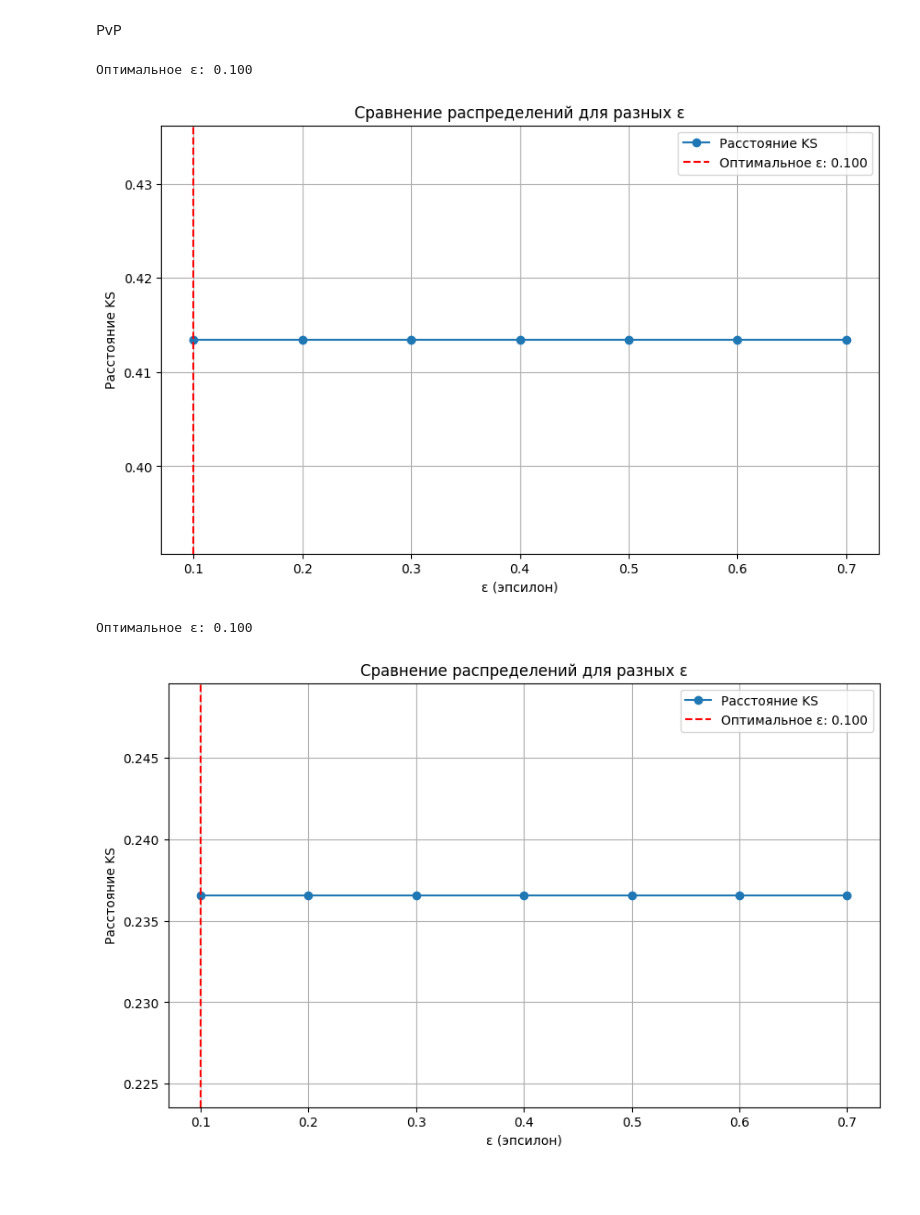
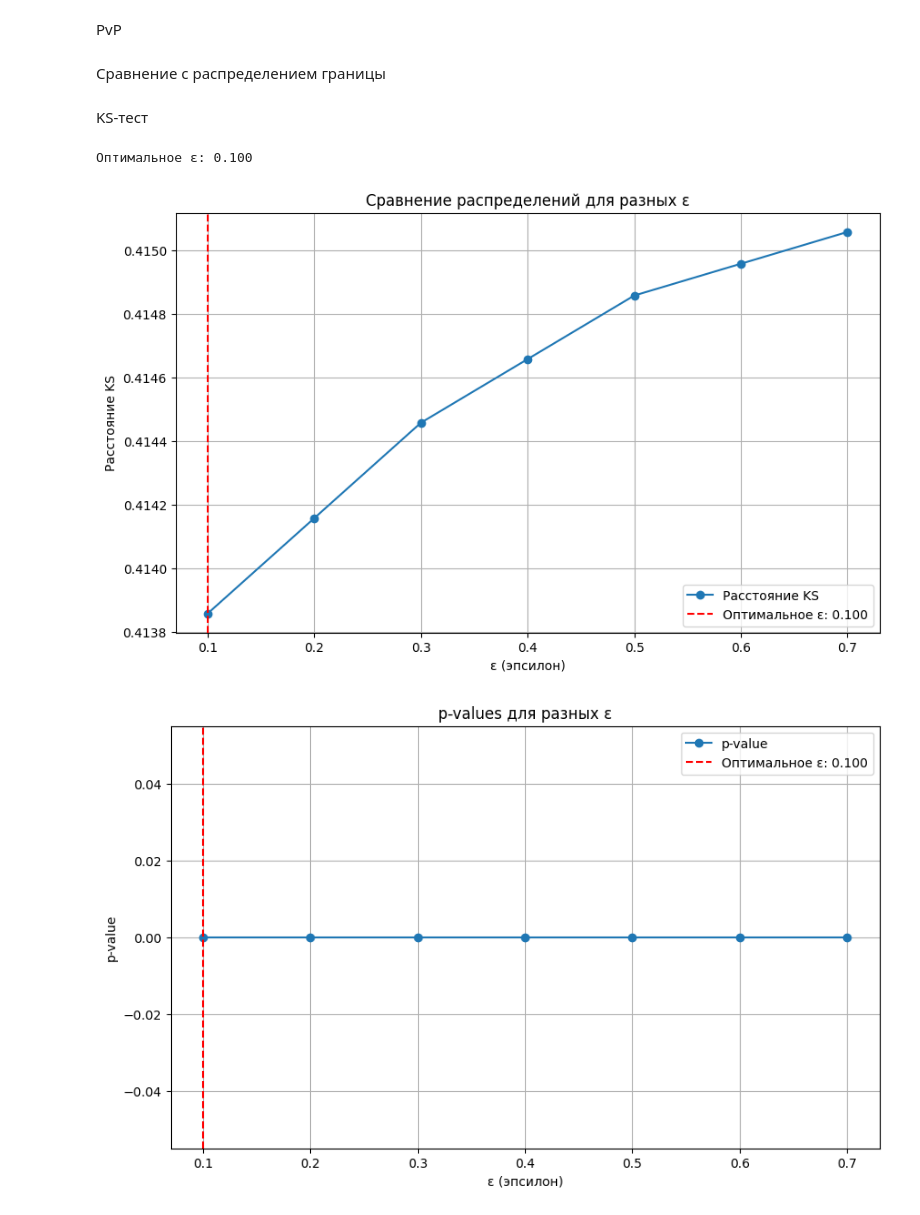
Before and after one commit to spells39/RWAnalyzer, a Jupyter notebook: src/find_opt_epsilon.ipynb, the cells around one changed output. Saved outputs shown, nothing was run; the diff lists cells and outputs as text; code cells hidden in the pictures; blank space fills up the shorter version.

```diff
--- a/src/find_opt_epsilon.ipynb
+++ b/src/find_opt_epsilon.ipynb
@@ -96,0 +121,18 @@ plt.show()
+# %%
+from scipy.spatial.distance import jensenshannon
+
+def bootstrap_jsd(prob_real, prob_model, n_bootstrap=1000):
+    """
+    Вычисляет p-value с использованием бутстреппинга для JSD.
+    """
+    jsd_observed = jensenshannon(prob_real, prob_model)
+    jsd_bootstrap = []
+
+    for _ in range(n_bootstrap):
+        bootstrap_real = np.random.choice(prob_real, size=len(prob_real), replace=True)
+        bootstrap_model = np.random.choice(prob_model, size=len(prob_model), replace=True)
+
+        jsd_bootstrap.append(jensenshannon(bootstrap_real, bootstrap_model))
+
+    p_value = np.mean(np.array(jsd_bootstrap) >= jsd_observed)
+    return p_value
@@ -140,11 +409,15 @@ plt.show()
 # %% [markdown]
 PvP
+# %% [markdown]
+Сравнение с распределением границы
+# %% [markdown]
+KS-тест
 # %%
 N = 16
 epsilon_vals = np.arange(0.1, 0.8, 0.1)
 qr_matrices = []
 for eps in epsilon_vals:
-    qr_matrix = np.load(f"..\\output\\eps_quarter\\pvp\\try_4\\qr\\qr_{eps:.2f}.npy")
+    qr_matrix = np.load(f"..\\output\\eps_quarter\\pvp\\try_5\\qr\\qr_{eps:.2f}.npy")
     qr_matrices.append(qr_matrix)
 
 pmf_epsilon = []
@@ -152,65 +425,51 @@ for qr in qr_matrices:
     _, prob, (_, _) = model_pvp(N, qr, num_steps=10000)
     pmf_epsilon.append(prob)
 
-#real_qr_matrix = np.load("..\\data\\experiment_pve_center_pmf.npy")
-#_, prob_real, (_, _) = model_pvp(N, real_qr_matrix, num_steps=10000)
-#prob_real = np.load("..\\data\\experiment_pve_border_pmf.npy")
-
-
-#Сравнение с распределением Границы
-
 qr_real_matrix, probability_matrix_border, counts_border = get_prob_matrix(N, player_border_states, return_counts=True)
 _, prob_real, (_, _) = model_pvp(N, qr_real_matrix, num_steps=10000)
 
+p_values = []
 ks_distances = []
 for prob in pmf_epsilon:
-    ks_stat, _ = ks_2samp(prob_real, prob)
+    ks_stat, p_value = ks_2samp(prob_real, prob)
     ks_distances.append(ks_stat)
+    p_values.append(p_value)
 
-# Нахождение оптимального ε
 optimal_epsilon = epsilon_vals[np.argmin(ks_distances)]
+optimal_prob = pmf_epsilon[np.argmin(ks_distances)]
 
 print(f"Оптимальное ε: {optimal_epsilon:.3f}")
 
-# Построение графика расстояний
 plt.figure(figsize=(10, 6))
 plt.plot(epsilon_vals, ks_distances, marker='o', label='Расстояние KS')
 plt.axvline(optimal_epsilon, color='red', linestyle='--', label=f'Оптимальное ε: {optimal_epsilon:.3f}')
 plt.xlabel('ε (эпсилон)')
 plt.ylabel('Расстояние KS')
 plt.title('Сравнение распределений для разных ε')
 plt.legend()
 plt.grid()
 plt.show()
 
-
-#Сравнение с распределением центра
-
-qr_real_matrix, probability_matrix_center, counts_center = get_prob_matrix(N, player_center_states, return_counts=True)
-_, prob_real, (_, _) = model_pvp(N, qr_real_matrix, num_steps=10000)
-
-ks_distances = []
-for prob in pmf_epsilon:
-    ks_stat, _ = ks_2samp(prob_real, prob)
-    ks_distances.append(ks_stat)
-
-# Нахождение оптимального ε
-optimal_epsilon = epsilon_vals[np.argmin(ks_distances)]
-
-print(f"Оптимальное ε: {optimal_epsilon:.3f}")
-
-# Построение графика расстояний
 plt.figure(figsize=(10, 6))
-plt.plot(epsilon_vals, ks_distances, marker='o', label='Расстояние KS')
+plt.plot(epsilon_vals, p_values, marker='o', label='p-value')
 plt.axvline(optimal_epsilon, color='red', linestyle='--', label=f'Оптимальное ε: {optimal_epsilon:.3f}')
 plt.xlabel('ε (эпсилон)')
-plt.ylabel('Расстояние KS')
-plt.title('Сравнение распределений для разных ε')
+plt.ylabel('p-value')
+plt.title('p-values для разных ε')
 plt.legend()
 plt.grid()
 plt.show()
+
+plt.figure(figsize=(10, 6))
+plt.plot(prob_real, label='Реальное распределение', linestyle='-', marker='o')
+plt.plot(optimal_prob, label=f'Распределение при ε={optimal_epsilon:.3f}', linestyle='--', marker='x')
+plt.xlabel('Состояние')
+plt.ylabel('Вероятность')
+plt.title('Сравнение реального распределения и распределения при оптимальном ε')
+plt.legend()
+plt.grid()
+plt.show()
 # %% [output]
 Оптимальное ε: 0.100
-[figure, old version]
+[figure, new version]
-Оптимальное ε: 0.100
-[figure, old version]
+[figure, new version]
```
Also changed, not shown: parts of 30 cells of this notebook, 1 other file.
